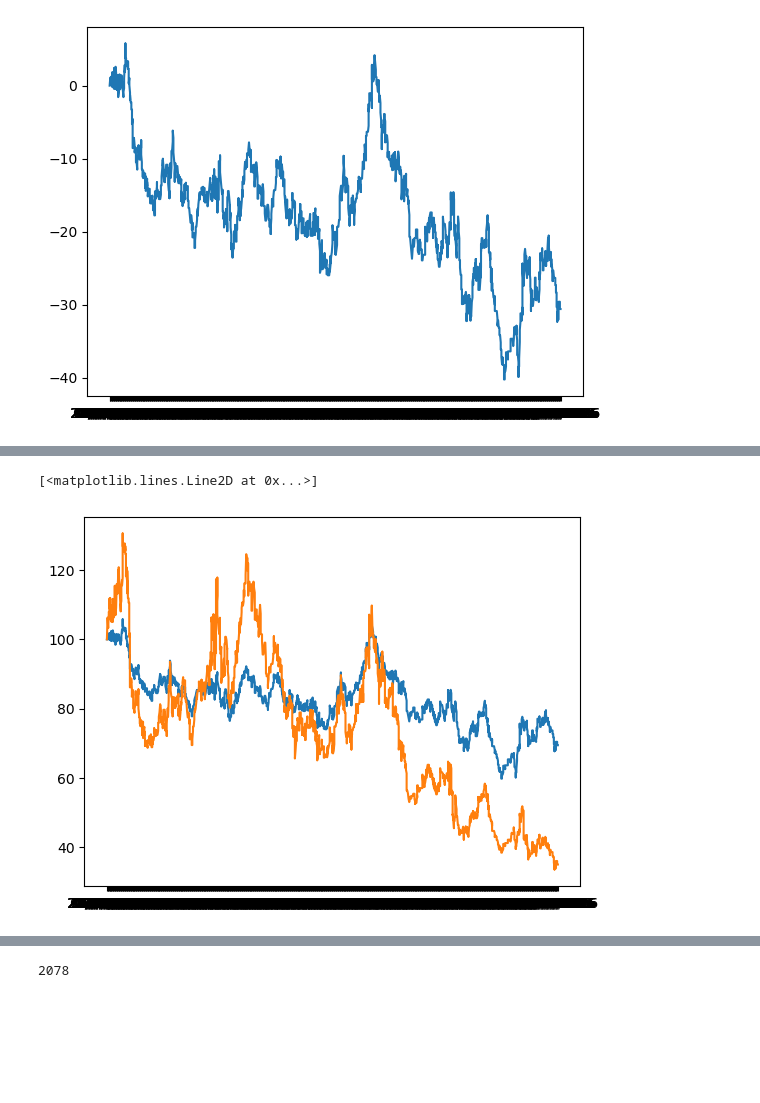
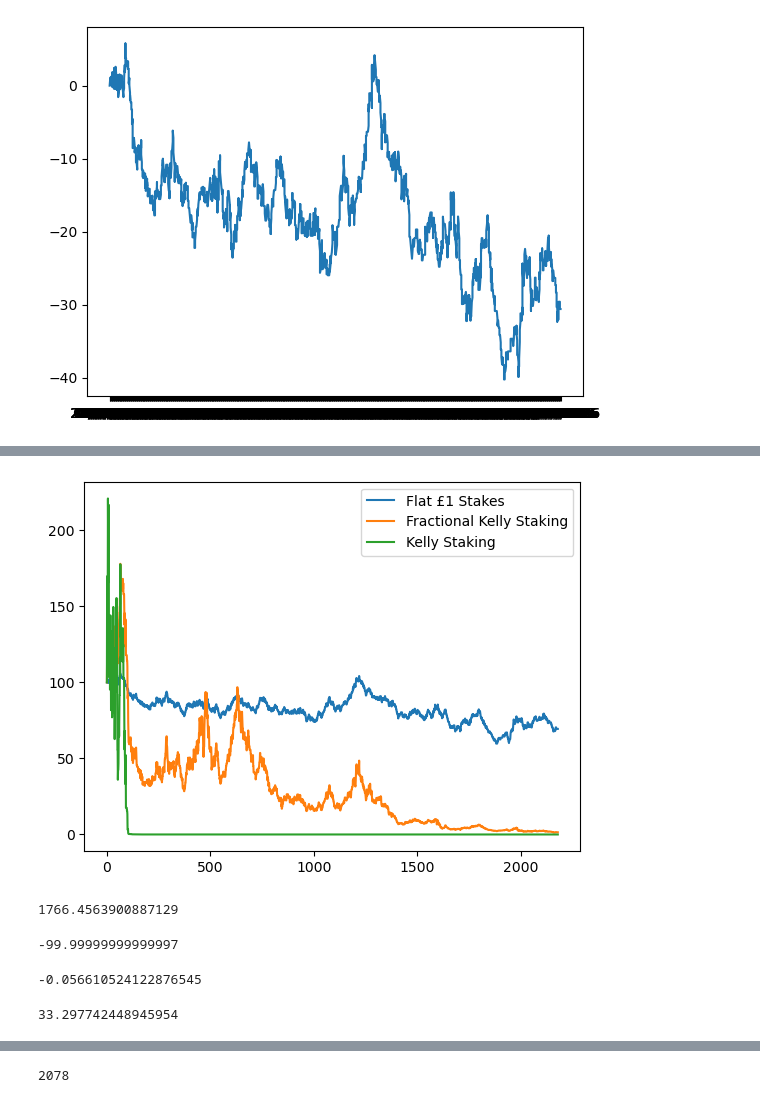
Before and after one commit to JamesRestell8/Models-for-Predicting-Pairwise-Comparisons, a Jupyter notebook: Code/BTTS.ipynb, the cells around one changed output, grey strips where cells are left out. Cells and saved outputs as stored; diff of their text form; code cells hidden in the pictures; blank space fills up the shorter version.

```diff
--- a/Code/BTTS.ipynb
+++ b/Code/BTTS.ipynb
@@ -186,0 +240,2 @@ See the caveats in the documentation: https://pandas.pydata.org/pandas-docs/stab
+# %%
+bettingFrame["rateLogLoss"] = bettingFrame["Over2.5"]*np.log(0.555046) + (1 - bettingFrame["Over2.5"])*np.log(1-0.555046)
@@ -228,7 +259,10 @@ ax.plot(bettingFrame["Date"], bettingFrame["ProfitO/U"].cumsum())
 [figure]
 # %%
 bankroll = 1000
-kellyFraction = 0.1
+kellyFraction = 0.25
 
 bettingFrame["kellyOverbetFraction"] = bettingFrame["OverBet"] * (bettingFrame["Over2.5Prob"] * (bettingFrame["Max>2.5"] - 1) - (1-bettingFrame["Over2.5Prob"])) / ((bettingFrame["Max>2.5"] - 1)) * kellyFraction
 bettingFrame["kellyUnderbetFraction"] = bettingFrame["UnderBet"] * (bettingFrame["Under2.5Prob"] * (bettingFrame["Max<2.5"] - 1) - (1-bettingFrame["Under2.5Prob"])) / ((bettingFrame["Max<2.5"] - 1)) * kellyFraction
+
+bettingFrame["kellyOverbet"] = bettingFrame["OverBet"] * (bettingFrame["Over2.5Prob"] * (bettingFrame["Max>2.5"] - 1) - (1-bettingFrame["Over2.5Prob"])) / ((bettingFrame["Max>2.5"] - 1))
+bettingFrame["kellyUnderbet"] = bettingFrame["UnderBet"] * (bettingFrame["Under2.5Prob"] * (bettingFrame["Max<2.5"] - 1) - (1-bettingFrame["Under2.5Prob"])) / ((bettingFrame["Max<2.5"] - 1))
@@ -251,33 +274,56 @@ bankroll_history = []
 stake_history = []
 pnl_history = []
 
+kellyBank = 100
+kellyBankroll = []
+kellyStakes = []
+kellyPnL = []
+
 for _, row in bettingFrame.iterrows():
 
     stake = 0.0
     pnl = 0.0
 
+    kellyStake = 0.0
+    kellyPnLs = 0.0
+
     # Home bet
     if row['OverBet'] == 1:
         stake = bankroll * row['kellyOverbetFraction']
+        kellyStake = kellyBank * row["kellyOverbet"]
         if row['Over2.5'] == 1:
             pnl = stake * (row['Max>2.5'] - 1)
+            kellyPnLs = kellyStake * (row['Max>2.5'] - 1)
         else:
             pnl = -stake
+            kellyPnLs = -kellyStake
 
     # Away bet
     elif row['UnderBet'] == 1:
         stake = bankroll * row['kellyUnderbetFraction']
+        kellyStake = kellyBank * row["kellyUnderbet"]
         if row['Under2.5'] == 1:
             pnl = stake * (row['Max<2.5'] - 1)
+            kellyPnLs = kellyStake * (row['Max<2.5'] - 1)
         else:
             pnl = -stake
+            kellyPnLs = -kellyStake
 
     bankroll += pnl
+    kellyBank += kellyPnLs
 
     bankroll_history.append(bankroll)
     stake_history.append(stake)
     pnl_history.append(pnl)
 
+    kellyBankroll.append(kellyBank)
+    kellyStakes.append(kellyStake)
+    kellyPnL.append(kellyPnLs)
+
 bettingFrame['Bankroll'] = bankroll_history
 bettingFrame['Stake'] = stake_history
 bettingFrame['PnL'] = pnl_history
+
+bettingFrame['kellyBankroll'] = kellyBankroll
+bettingFrame['kellyStake'] = kellyStakes
+bettingFrame['kellyPnL'] = kellyPnL
@@ -299,0 +330,3 @@ See the caveats in the documentation: https://pandas.pydata.org/pandas-docs/stab
+# %%
+bettingFrame = bettingFrame.reset_index()
+bettingFrame.drop(["index"], axis=1)
@@ -300,7 +347,25 @@ See the caveats in the documentation: https://pandas.pydata.org/pandas-docs/stab
 # %%
 fig, ax = plt.subplots()
-ax.plot(bettingFrame["Date"], bettingFrame["ProfitO/U"].cumsum()+100)
-ax.plot(bettingFrame["Date"], bettingFrame["Bankroll"])
+ax.plot(bettingFrame["ProfitO/U"].cumsum()+100, label="Flat £1 Stakes")
+ax.plot(bettingFrame["Bankroll"], label="Fractional Kelly Staking")
+ax.plot(bettingFrame["kellyBankroll"], label="Kelly Staking")
+ax.legend()
+plt.savefig("OU.pdf")
 # %% [output]
-[<matplotlib.lines.Line2D at 0x...>]
-[figure, old version]
+[figure, new version]
+# %%
+bettingFrame.kellyStake.sum()
+# %% [output]
+1766.4563900887129
+# %%
+bettingFrame["kellyPnL"].sum()
+# %% [output]
+-99.99999999999997
+# %%
+-100/1766.456
+# %% [output]
+-0.056610524122876545
+# %%
+np.var(bettingFrame["kellyPnL"])
+# %% [output]
+33.297742448945954
```
Also changed, not shown: parts of 32 cells of this notebook, 34 other files.
